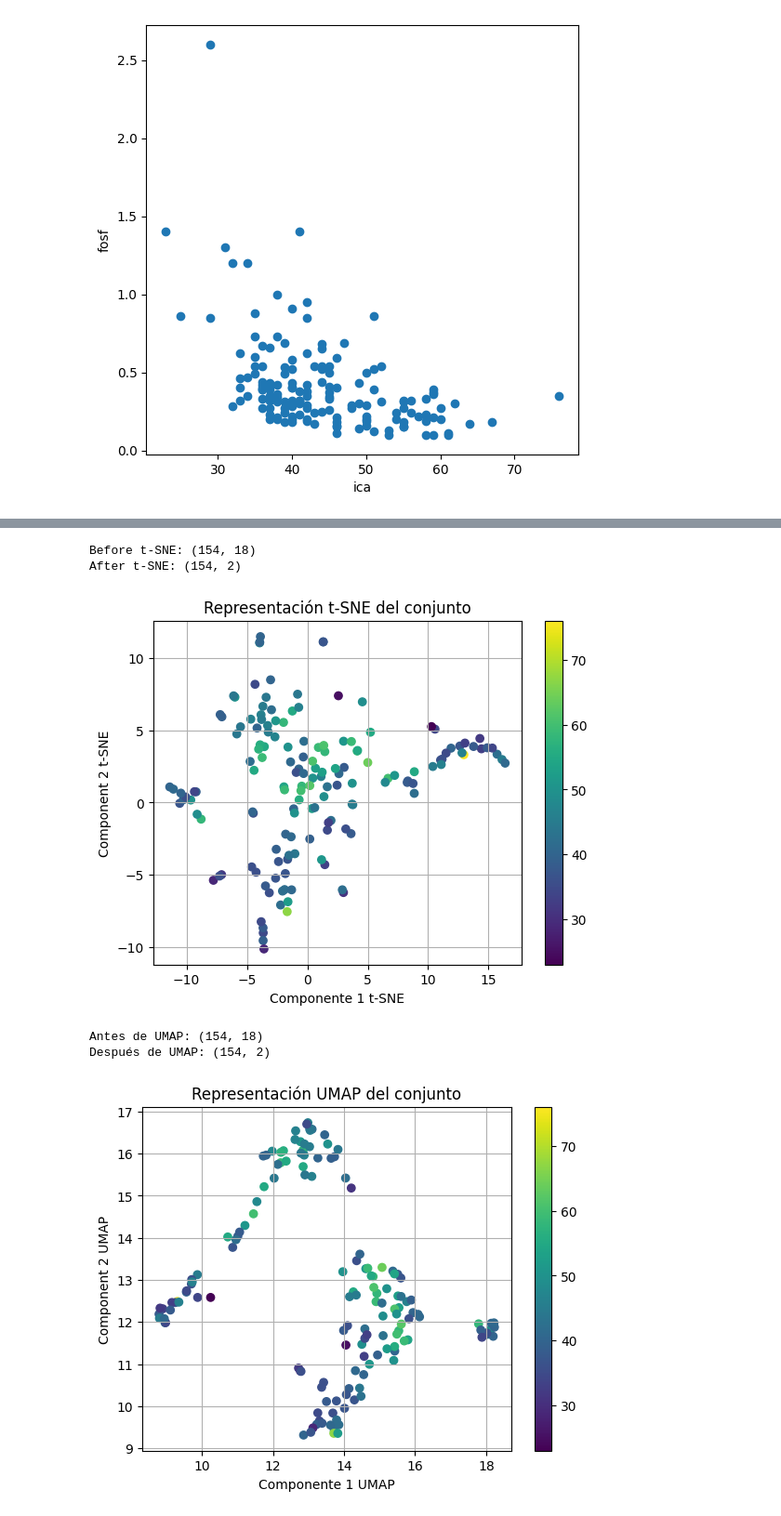
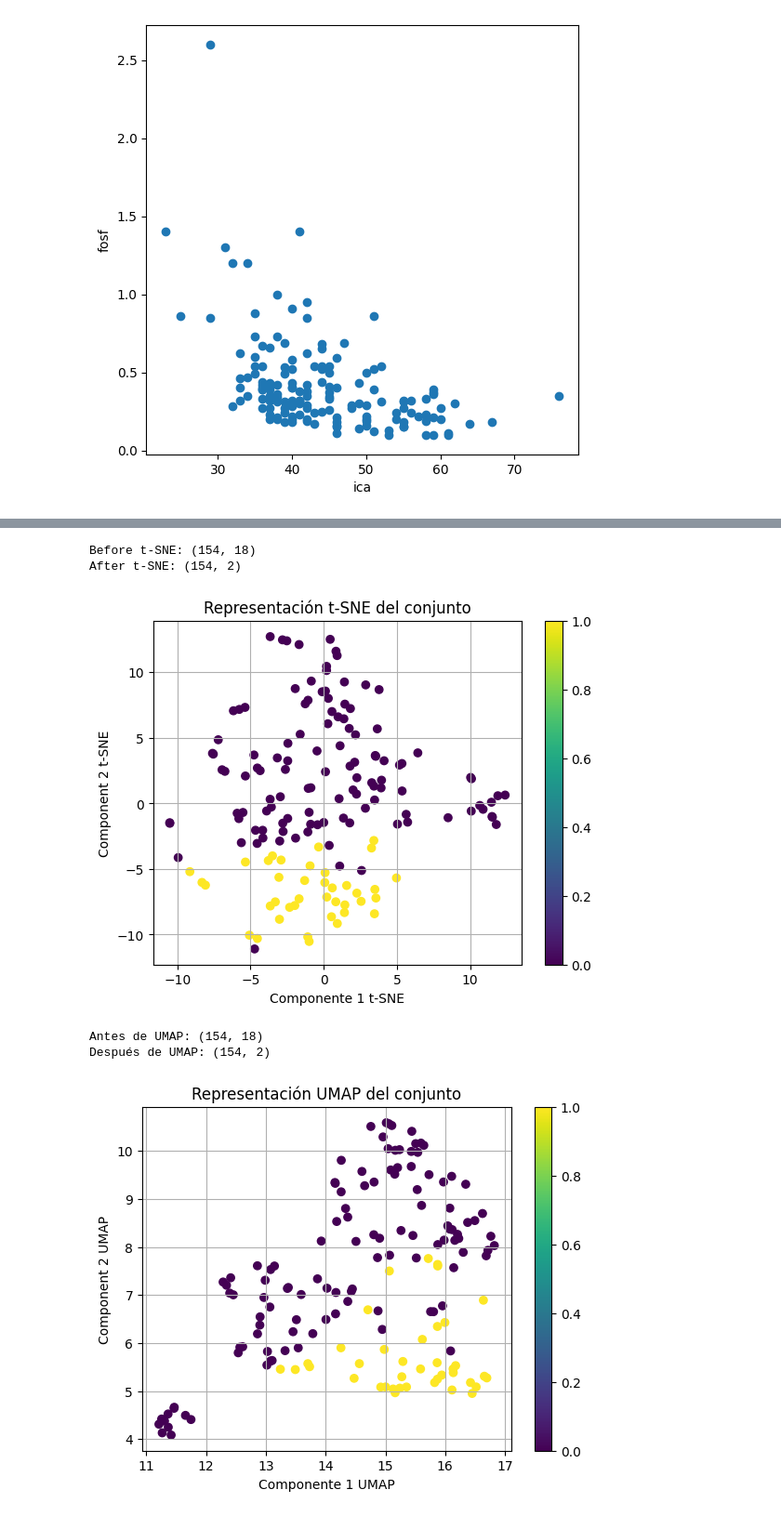
Before and after one commit to RamiroOrtiz02/PracticoEspecialGrupo14, a Jupyter notebook: codigo.ipynb, the cells around one changed output, grey strips where cells are left out. Shown at 93% size. Saved outputs shown, nothing was run; the diff lists cells and outputs as text; code cells hidden in the pictures.

```diff
--- a/codigo.ipynb
+++ b/codigo.ipynb
@@ -127,16 +126,16 @@ from sklearn.cluster import KMeans
 
 x = aguadataframe1.select_dtypes(include='number')
 
-x.drop('ica',axis=1)
+#x.drop('ica',axis=1)
 
-scaler = RobustScaler()
+scaler = StandardScaler()
 
 x_escalada = scaler.fit_transform(x)
 
 pca = PCA(n_components=2)
 x_pca = pca.fit_transform(x_escalada)
 
-plt.scatter(x_pca[:,0], x_pca[:,1], c=aguadataframe1['ica'], cmap = 'viridis')
+plt.scatter(x_pca[:,0], x_pca[:,1], c=aguadataframe1['campaña_Verano'], cmap = 'viridis')
 plt.grid(True)
 #plt.xlim(-7,-5)
 #plt.ylim(-5,5)
@@ -158,7 +157,7 @@ print('Before t-SNE: {}'.format(x_escalada.shape))
 print('After t-SNE: {}'.format(X_tsne.shape))
 
 # graficamos los datos, el color de cada punto representa el valor de la casa
-plt.scatter(X_tsne[:,0], X_tsne[:,1], c=aguadataframe1["ica"], cmap='viridis')
+plt.scatter(X_tsne[:,0], X_tsne[:,1], c=aguadataframe1["campaña_Verano"], cmap='viridis')
 plt.grid(True)
 plt.xlabel('Componente 1 t-SNE')
 plt.ylabel('Component 2 t-SNE')
@@ -168,25 +167,25 @@ plt.show()
 # %% [output]
 Before t-SNE: (154, 18)
 After t-SNE: (154, 2)
-[figure, old version]
+[figure, new version]
 # %%
 import umap.umap_ as umap
 
 # creamos el objeto, lo fitteamos en nuestros datos y lo aplicamos sobre esos mismos
-X_umap = umap.UMAP(n_components=2, random_state=10).fit_transform(x_escalada)
+X_umap = umap.UMAP(n_components=2).fit_transform(x_escalada)
 # imprimimos los tamaños antes y después
 print('Antes de UMAP: {}'.format(x_escalada.shape))
 print('Después de UMAP: {}'.format(X_umap.shape))
 
 # graficamos los datos, el color de cada punto representa el valor de la casa
-plt.scatter(X_umap[:,0], X_umap[:,1], c=aguadataframe1["ica"], cmap='viridis')
+plt.scatter(X_umap[:,0], X_umap[:,1], c=aguadataframe1["campaña_Verano"], cmap='viridis')
 plt.grid(True)
 plt.xlabel('Componente 1 UMAP')
 plt.ylabel('Component 2 UMAP')
 plt.title('Representación UMAP del conjunto')
 plt.colorbar()
 plt.show()
 # %% [output]
 Antes de UMAP: (154, 18)
 Después de UMAP: (154, 2)
-[figure, old version]
+[figure, new version]
```
Also changed, not shown: parts of 10 cells of this notebook.
